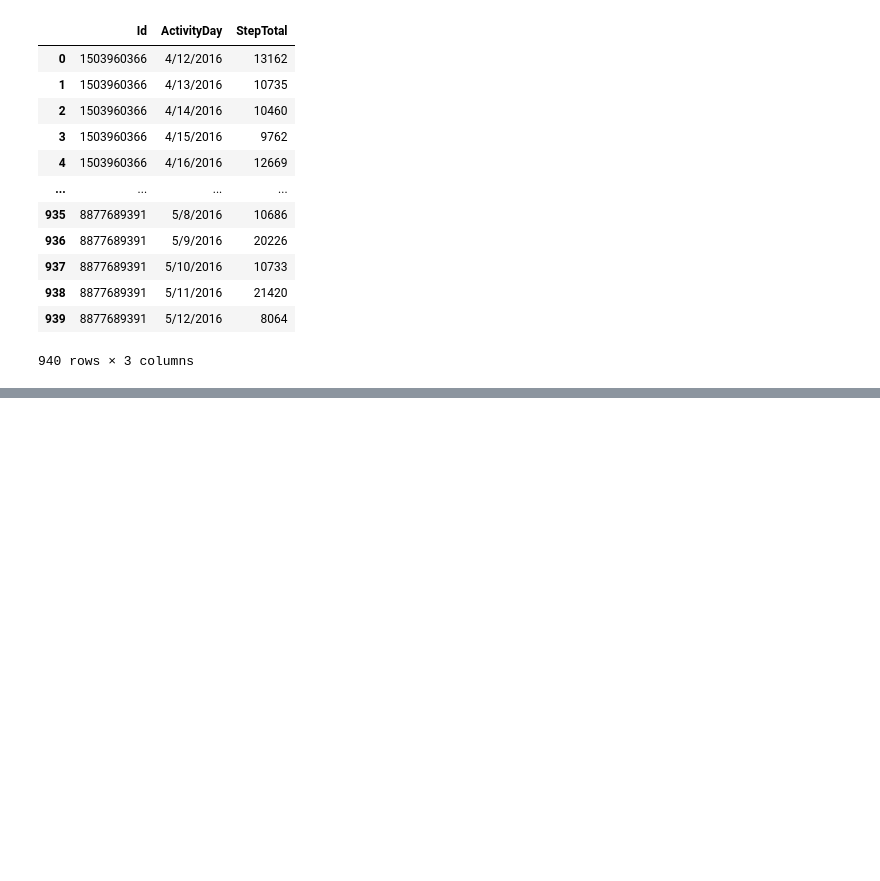
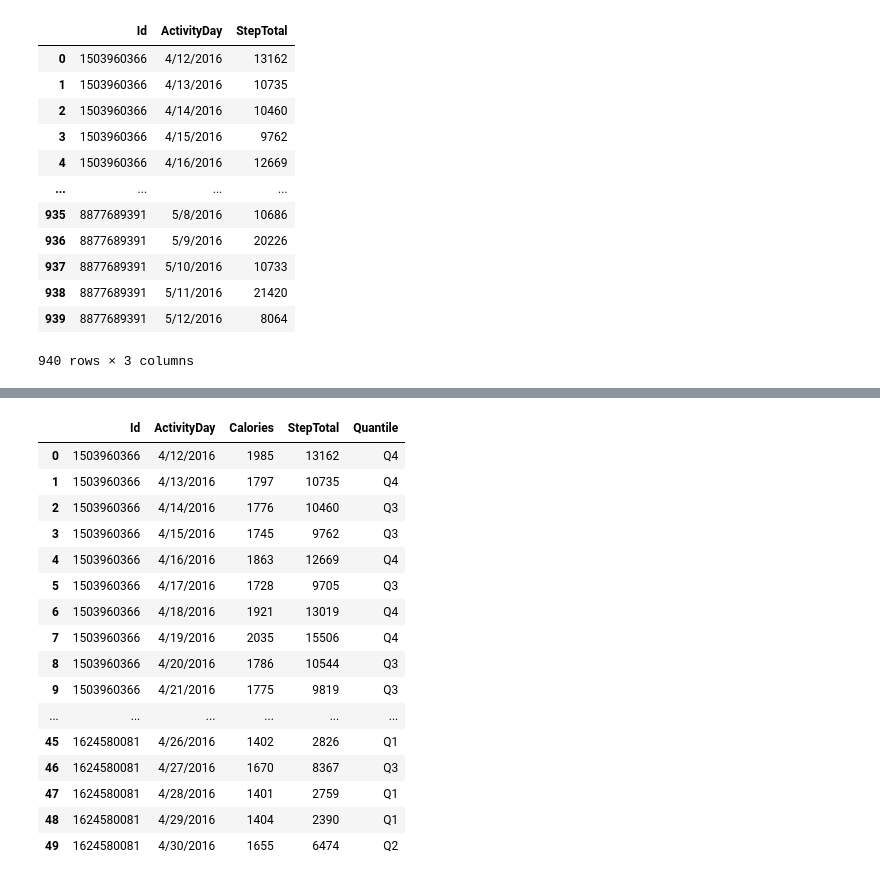
Before and after one commit to zifangu/BMI706_FinalProject, a Jupyter notebook: data_clean.ipynb, the cells around one changed output, grey strips where cells are left out. Drawn from its saved outputs; the diff is of its cells as text; code cells hidden in the pictures; blank space fills up the shorter version.

```diff
--- a/data_clean.ipynb
+++ b/data_clean.ipynb
@@ -68,0 +69,20 @@ chart = alt.Chart(subset).mark_rect().encode(
+# %%
+quantile_df = test_df.quantile(q=[.25, 0.50, 0.75], axis = 0)
+q1 = float(quantile_df.iloc[0, [-1]])
+q2 = float(quantile_df.iloc[1, [-1]])
+q3 = float(quantile_df.iloc[2, [-1]])
+# %%
+# need to take this quantile, see what everyone fall into, and assign them to the quantile column.
+# second plot, also plot Q1,2,3,4. This is to show how many days do individuals are within the quantiles
+index_q1 = np.where(test_df.iloc[:, [-1]] < q1)[0] # gets the index of the df matching the condition. [0] to get the index
+index_q2 = np.where((test_df.iloc[:, [-1]] >= q1) & (test_df.iloc[:, [-1]] < q2))[0]
+index_q3 = np.where((test_df.iloc[:, [-1]] >= q2) & (test_df.iloc[:, [-1]] < q3))[0]
+index_q4 = np.where(test_df.iloc[:, [-1]] >= q3)[0]
+# %%
+# assign quantiles
+test_df['Quantile'] = None
+test_df.loc[index_q1, 'Quantile'] = "Q1"
+test_df.loc[index_q2, 'Quantile'] = "Q2"
+test_df.loc[index_q3, 'Quantile'] = "Q3"
+test_df.loc[index_q4, 'Quantile'] = "Q4"
+test_df.head()
@@ -68,0 +96,20 @@ chart = alt.Chart(subset).mark_rect().encode(
+# %%
+test_df.head(50)
+# %% [output]
+|  | Id | ActivityDay | Calories | StepTotal | Quantile |
+| 0 | 1503960366 | 4/12/2016 | 1985 | 13162 | Q4 |
+| 1 | 1503960366 | 4/13/2016 | 1797 | 10735 | Q4 |
+| 2 | 1503960366 | 4/14/2016 | 1776 | 10460 | Q3 |
+| 3 | 1503960366 | 4/15/2016 | 1745 | 9762 | Q3 |
+| 4 | 1503960366 | 4/16/2016 | 1863 | 12669 | Q4 |
+| 5 | 1503960366 | 4/17/2016 | 1728 | 9705 | Q3 |
+| 6 | 1503960366 | 4/18/2016 | 1921 | 13019 | Q4 |
+| 7 | 1503960366 | 4/19/2016 | 2035 | 15506 | Q4 |
+| 8 | 1503960366 | 4/20/2016 | 1786 | 10544 | Q3 |
+| 9 | 1503960366 | 4/21/2016 | 1775 | 9819 | Q3 |
+| ... | ... | ... | ... | ... | ... |
+| 45 | 1624580081 | 4/26/2016 | 1402 | 2826 | Q1 |
+| 46 | 1624580081 | 4/27/2016 | 1670 | 8367 | Q3 |
+| 47 | 1624580081 | 4/28/2016 | 1401 | 2759 | Q1 |
+| 48 | 1624580081 | 4/29/2016 | 1404 | 2390 | Q1 |
+| 49 | 1624580081 | 4/30/2016 | 1655 | 6474 | Q2 |
```
Also changed, not shown: parts of 5 cells of this notebook.
